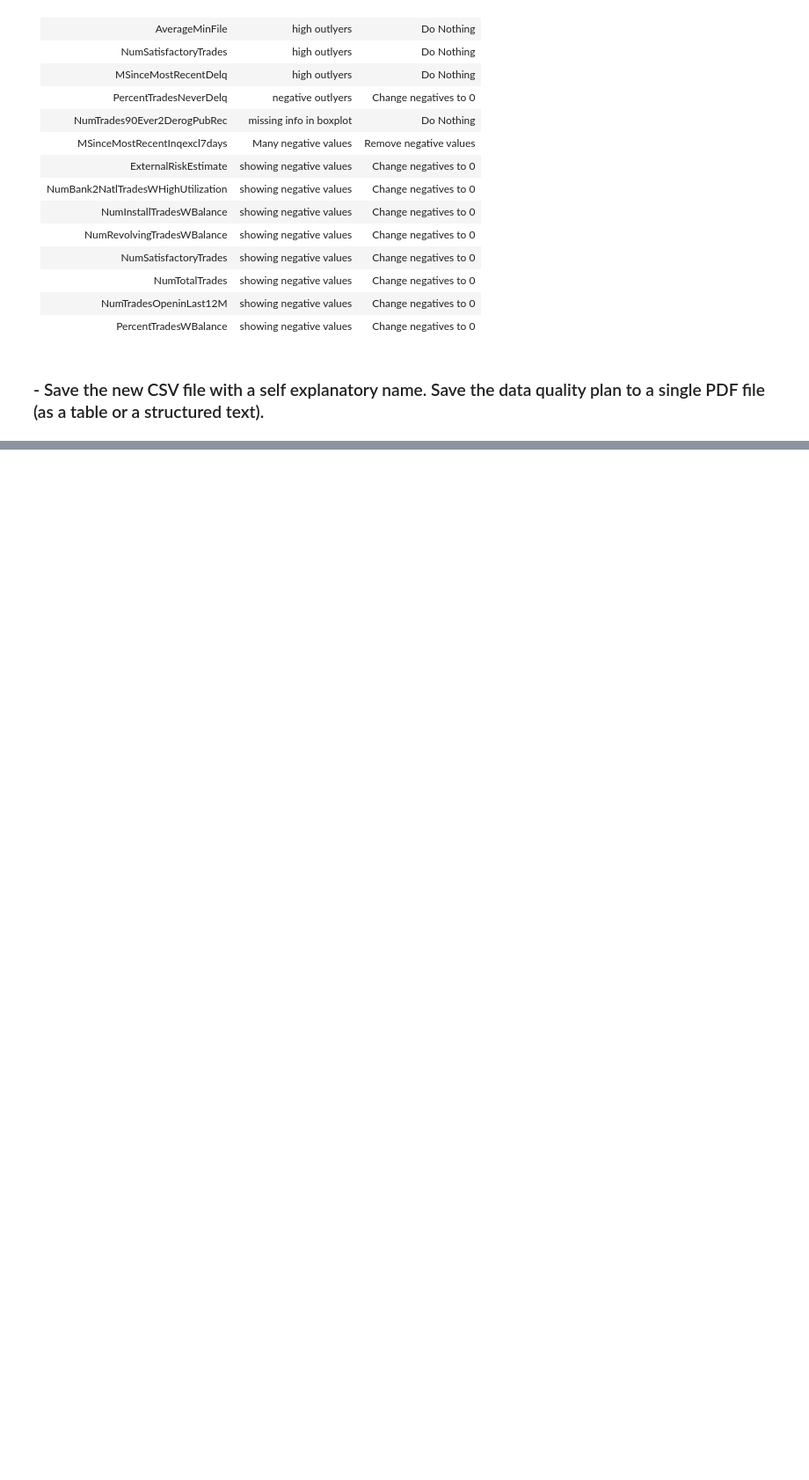
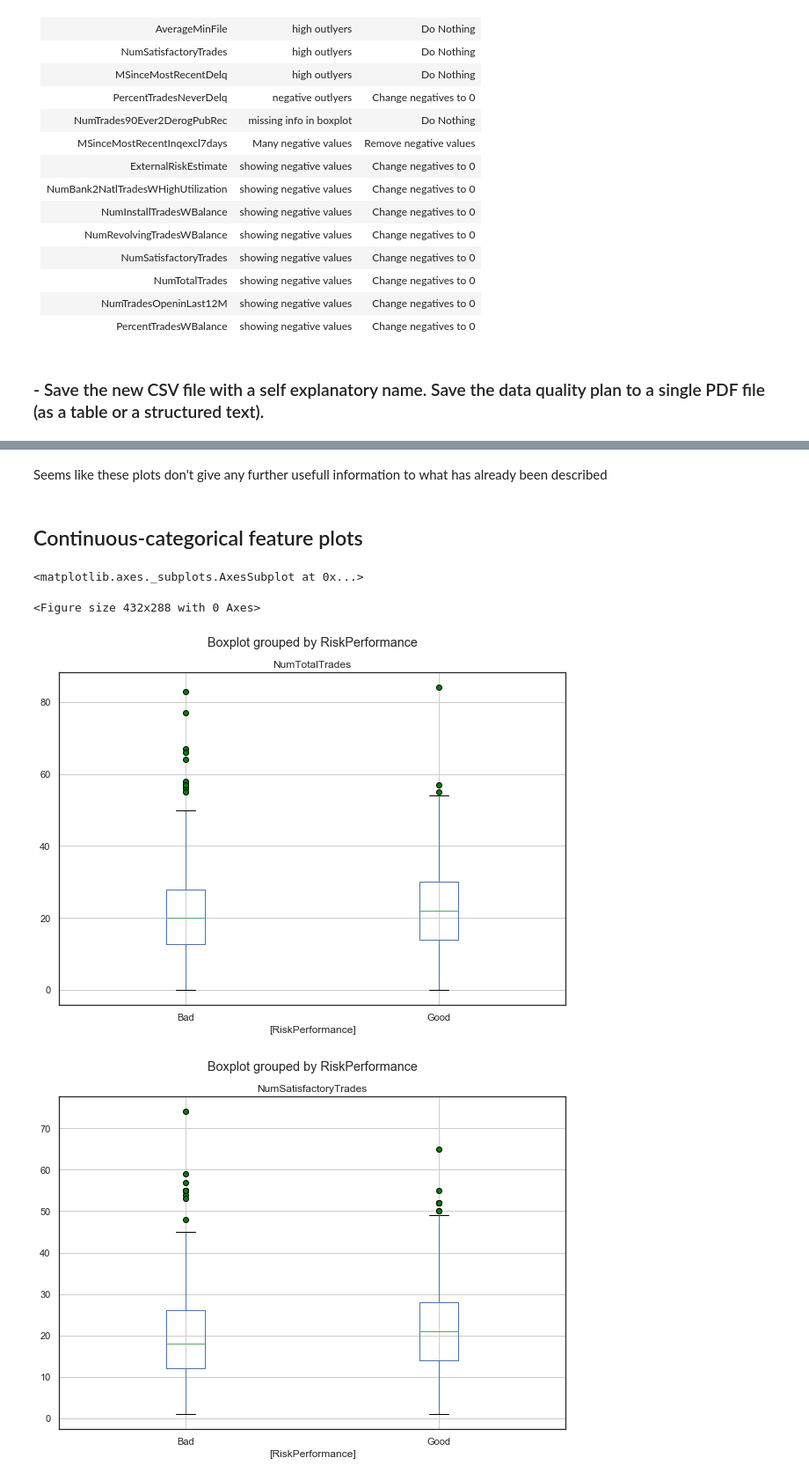
Before and after one commit to Miguelmargar/jupyter-notebook-work, a Jupyter notebook: Data Analytics/Assignment 1/Miguel_Martinez_00021466_COMP47350_homework1.ipynb, the cells around one changed output, grey strips where cells are left out. Shown at 88% size. Drawn from its saved outputs; the diff is of its cells as text; code cells hidden in the pictures; blank space fills up the shorter version.

```diff
--- a/Data Analytics/Assignment 1/Miguel_Martinez_00021466_COMP47350_homework1.ipynb
+++ b/Data Analytics/Assignment 1/Miguel_Martinez_00021466_COMP47350_homework1.ipynb
@@ -597,0 +576,19 @@ df.to_csv('CreditRisk_1-2_cleaned.csv', index=False)
+# %% [markdown]
+Seems like these plots don't give any further usefull information to what has already been described
+# %% [markdown]
+## Continuous-categorical feature plots
+# %%
+plt.figure()
+flierprops = dict(marker='o', markerfacecolor='green', markersize=6,
+                  linestyle='none')
+df.boxplot(column=['NumTotalTrades'], by=['RiskPerformance'], flierprops=flierprops, figsize=(10,7))
+df.boxplot(column=['NumSatisfactoryTrades'], by=['RiskPerformance'], flierprops=flierprops, figsize=(10,7))
+df.boxplot(column=['NumTrades60Ever2DerogPubRec'], by=['RiskPerformance'], flierprops=flierprops, figsize=(10,7))
+df.boxplot(column=['NumTrades90Ever2DerogPubRec'], by=['RiskPerformance'], flierprops=flierprops, figsize=(10,7))
+df.boxplot(column=['PercentTradesNeverDelq'], by=['RiskPerformance'], flierprops=flierprops, figsize=(10,7))
+df.boxplot(column=['ExternalRiskEstimate'], by=['RiskPerformance'], flierprops=flierprops, figsize=(10,7))
+# %% [output]
+<matplotlib.axes._subplots.AxesSubplot at 0x...>
+<Figure size 432x288 with 0 Axes>
+[figure, added]
+[figure, added]
```
Also changed, not shown: parts of 25 cells of this notebook, 3 other files.
